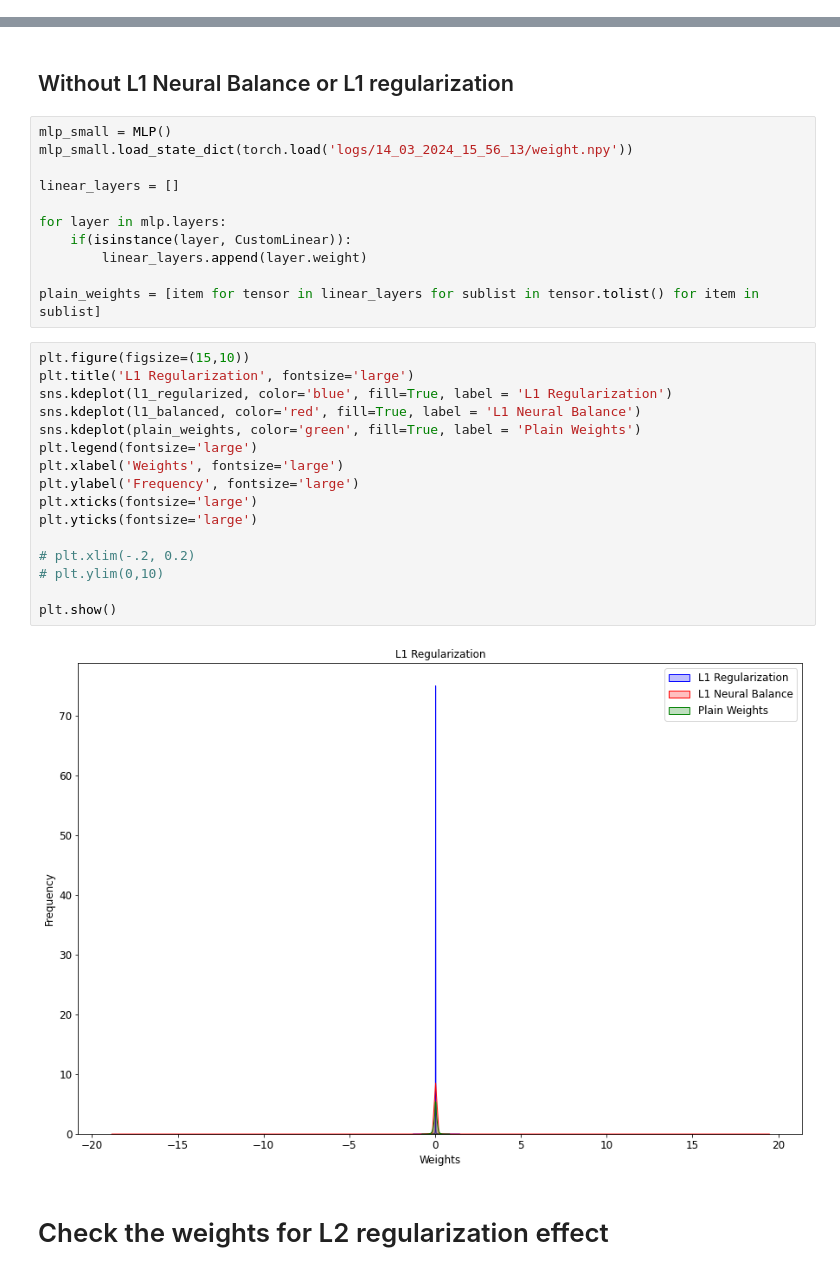
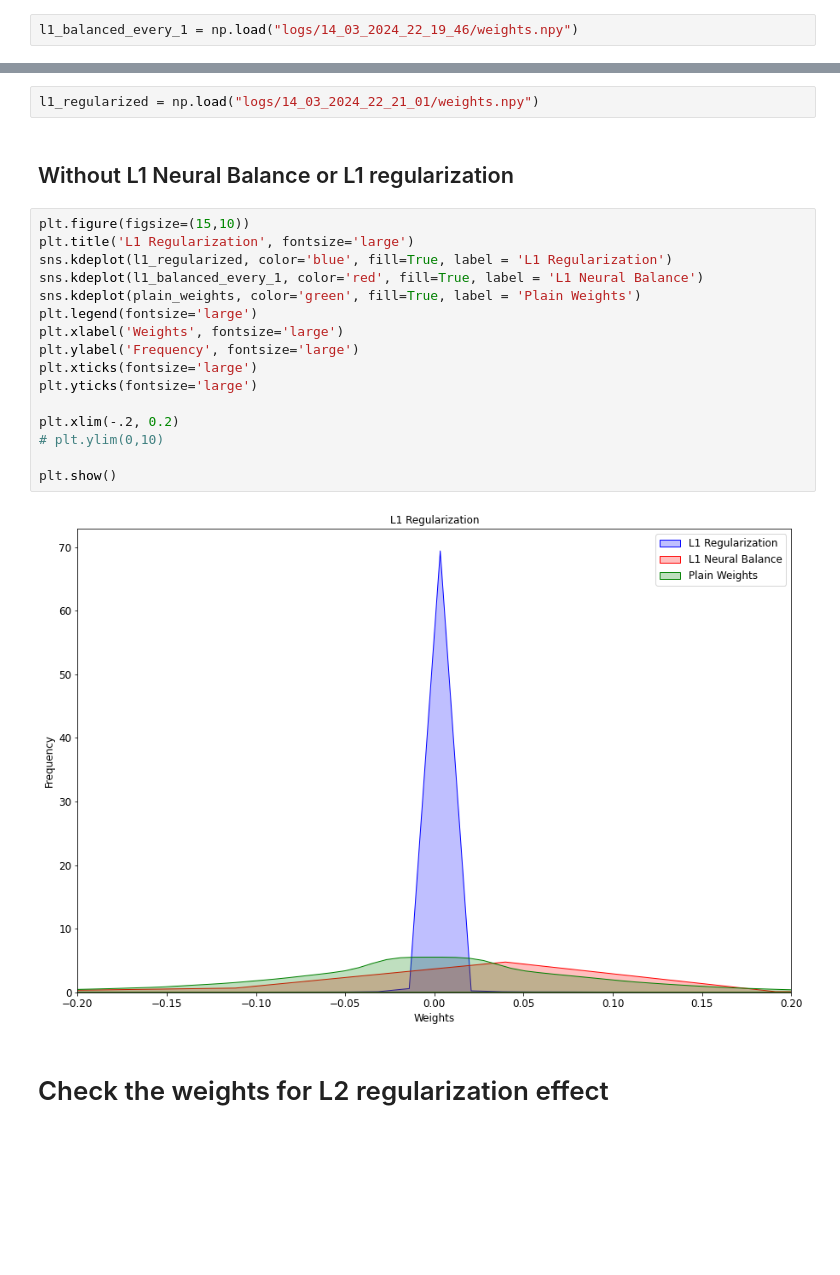
Before and after one commit to antonyalexos/Neural-Balance, a Jupyter notebook: plot.ipynb, the cells around one changed output, grey strips where cells are left out. Cells and saved outputs as stored; diff of their text form; blank space fills up the shorter version.

Commit message:
tensorboard

```diff
--- a/plot.ipynb
+++ b/plot.ipynb
@@ -118,2 +133,4 @@ l1_balanced = [item for tensor in linear_layers for sublist in tensor.tolist() f
+# %%
+l1_balanced_every_1 = np.load("logs/14_03_2024_22_19_46/weights.npy")
 # %% [markdown]
 ## L1 trained model
@@ -131,34 +137,25 @@ l1_regularized = [item for tensor in linear_layers for sublist in tensor.tolist(
+# %%
+l1_regularized = np.load("logs/14_03_2024_22_21_01/weights.npy")
 # %% [markdown]
 ## Without L1 Neural Balance or L1 regularization
-# %%
-mlp_small = MLP()
-mlp_small.load_state_dict(torch.load('logs/14_03_2024_15_56_13/weight.npy'))
-
-linear_layers = []
-
-for layer in mlp.layers:
-    if(isinstance(layer, CustomLinear)):
-        linear_layers.append(layer.weight)
-
-plain_weights = [item for tensor in linear_layers for sublist in tensor.tolist() for item in sublist]
 # %%
 plt.figure(figsize=(15,10))
 plt.title('L1 Regularization', fontsize='large')
 sns.kdeplot(l1_regularized, color='blue', fill=True, label = 'L1 Regularization')
-sns.kdeplot(l1_balanced, color='red', fill=True, label = 'L1 Neural Balance')
+sns.kdeplot(l1_balanced_every_1, color='red', fill=True, label = 'L1 Neural Balance')
 sns.kdeplot(plain_weights, color='green', fill=True, label = 'Plain Weights')
 plt.legend(fontsize='large')
 plt.xlabel('Weights', fontsize='large')
 plt.ylabel('Frequency', fontsize='large')
 plt.xticks(fontsize='large')
 plt.yticks(fontsize='large')
 
-# plt.xlim(-.2, 0.2)
+plt.xlim(-.2, 0.2)
 # plt.ylim(0,10)
 
 plt.show()
 # %% [output]
-[figure, old version]
+[figure, new version]
 # %% [markdown]
 # Check the weights for L2 regularization effect
 # %% [markdown]
```
Also changed, not shown: parts of 16 cells of this notebook, 4 other files.
